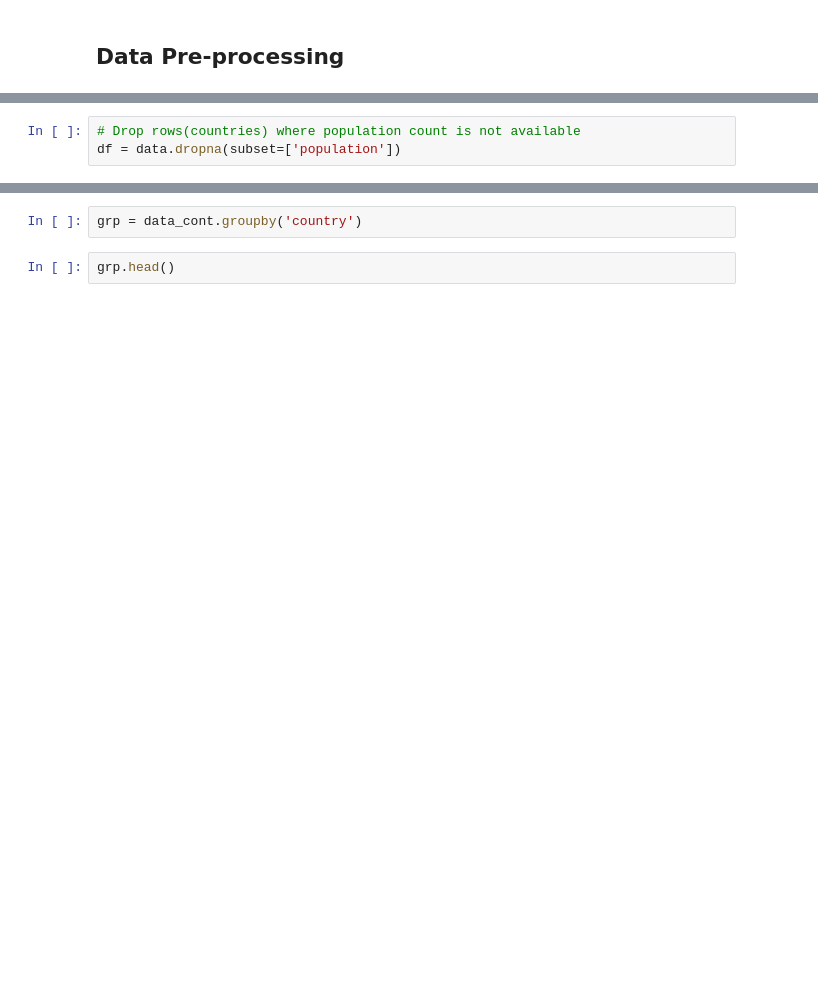
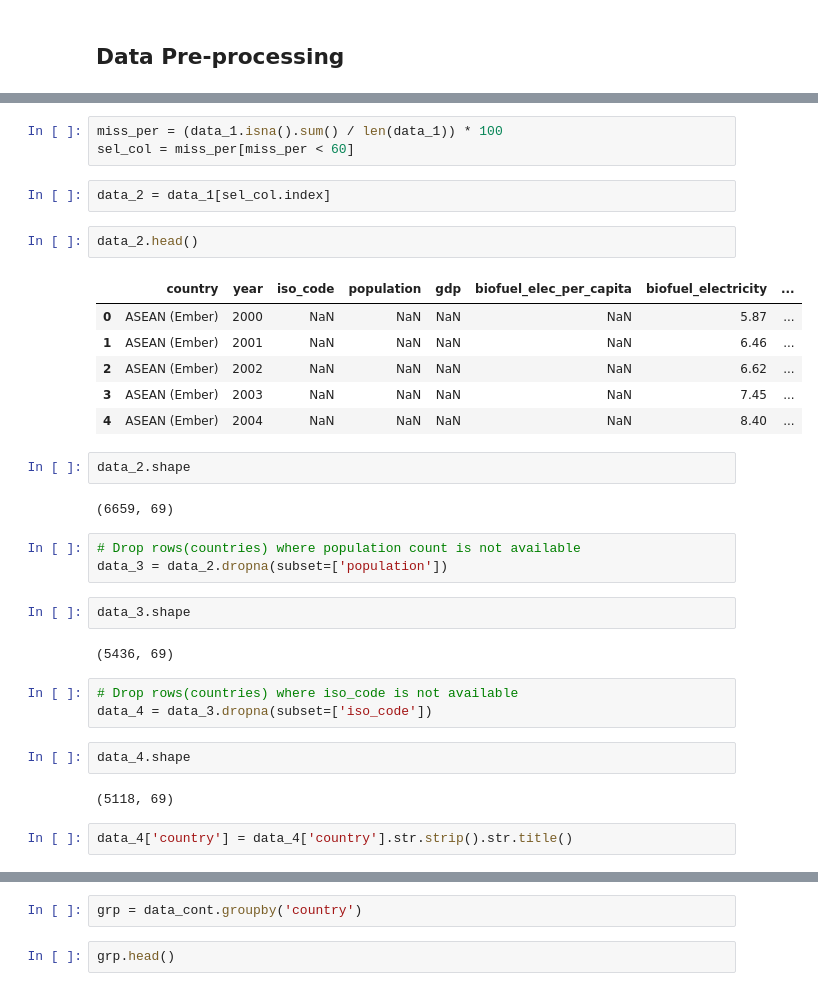
Before and after one commit to GawthamW97/Data-Analytics-And-Visualization, a Jupyter notebook: Data exploration and SQL database creation/Ani-APDV project 1.ipynb, the cells around one changed output, grey strips where cells are left out. Drawn from its saved outputs; the diff is of its cells as text; blank space fills up the shorter version.

```diff
--- a/Data exploration and SQL database creation/Ani-APDV project 1.ipynb
+++ b/Data exploration and SQL database creation/Ani-APDV project 1.ipynb
@@ -62,3 +95,34 @@ dtype: int64
+# %%
+miss_per = (data_1.isna().sum() / len(data_1)) * 100
+sel_col = miss_per[miss_per < 60]
+# %%
+data_2 = data_1[sel_col.index]
+# %%
+data_2.head()
+# %% [output]
+|  | country | year | iso_code | population | gdp | biofuel_elec_per_capita | biofuel_electricity | ... |
+| 0 | ASEAN (Ember) | 2000 | NaN | NaN | NaN | NaN | 5.87 | ... |
+| 1 | ASEAN (Ember) | 2001 | NaN | NaN | NaN | NaN | 6.46 | ... |
+| 2 | ASEAN (Ember) | 2002 | NaN | NaN | NaN | NaN | 6.62 | ... |
+| 3 | ASEAN (Ember) | 2003 | NaN | NaN | NaN | NaN | 7.45 | ... |
+| 4 | ASEAN (Ember) | 2004 | NaN | NaN | NaN | NaN | 8.40 | ... |
+# %%
+data_2.shape
+# %% [output]
+(6659, 69)
 # %%
 # Drop rows(countries) where population count is not available
-df = data.dropna(subset=['population'])
+data_3 = data_2.dropna(subset=['population'])
+# %%
+data_3.shape
+# %% [output]
+(5436, 69)
+# %%
+# Drop rows(countries) where iso_code is not available
+data_4 = data_3.dropna(subset=['iso_code'])
+# %%
+data_4.shape
+# %% [output]
+(5118, 69)
+# %%
+data_4['country'] = data_4['country'].str.strip().str.title()
```
Also changed, not shown: parts of 112 cells of this notebook.
